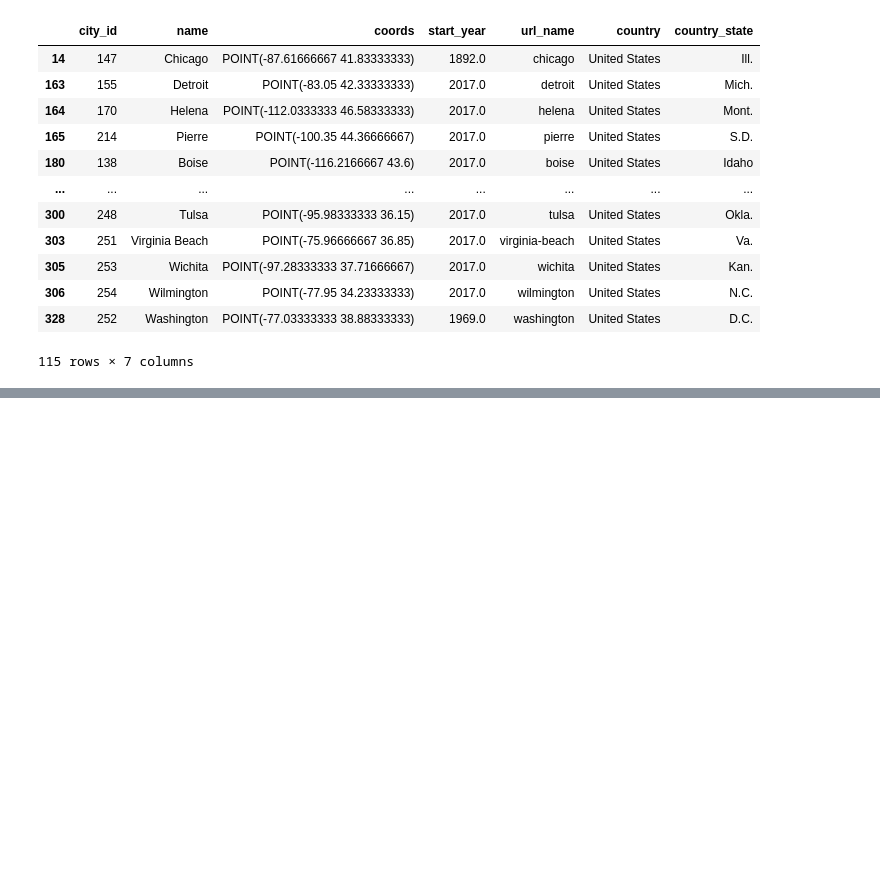
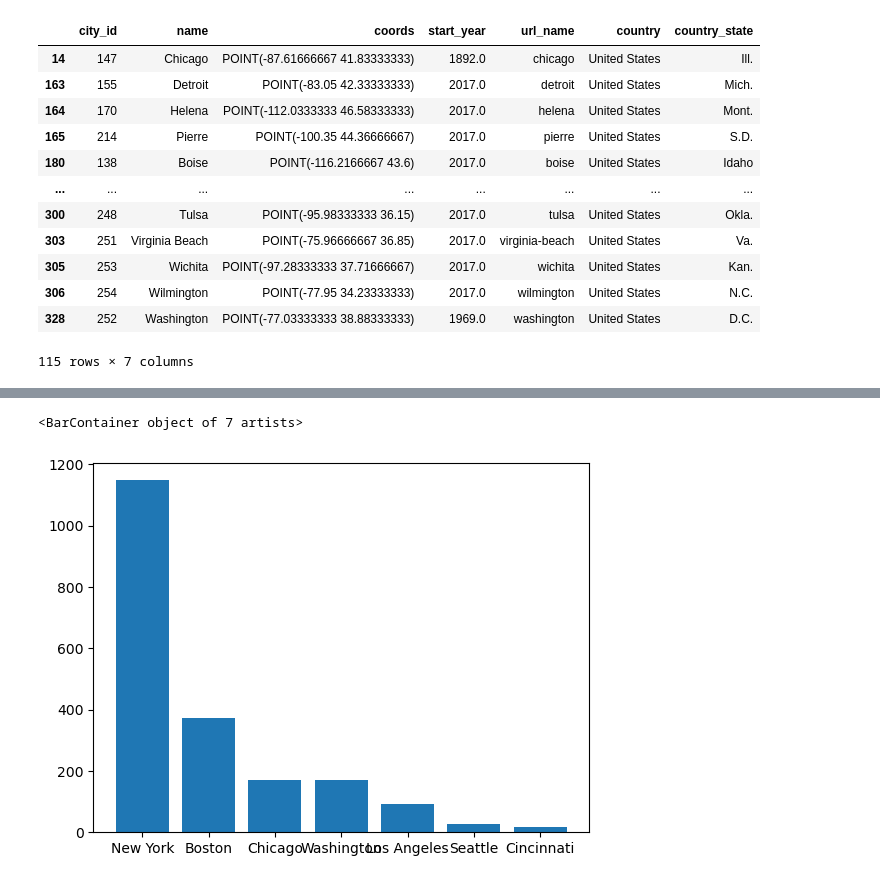
Before and after one commit to JaimeVRodriguez/transit_systems_of_word_eda, a Jupyter notebook: notebooks/testing.ipynb, the cells around one changed output, grey strips where cells are left out. Drawn from its saved outputs; the diff is of its cells as text; code cells hidden in the pictures; blank space fills up the shorter version.

Commit message:
added bar plot for stations per city in testing.ipynb

```diff
--- a/notebooks/testing.ipynb
+++ b/notebooks/testing.ipynb
@@ -202,3 +201,7 @@ united_states
 | 306 | 254 | Wilmington | POINT(-77.95 34.23333333) | 2017.0 | wilmington | United States | N.C. |
 | 328 | 252 | Washington | POINT(-77.03333333 38.88333333) | 1969.0 | washington | United States | D.C. |
 115 rows × 7 columns
+# %%
+merged_cities_stations = pd.merge(stations, cities, on='city_id', how='left')
+merged_cities_stations_us = merged_cities_stations[merged_cities_stations['country'] == 'United States']
+merged_cities_stations_us.sample(10)
@@ -204,0 +220,10 @@ united_states
+# %%
+merged_stations_us_by_state = merged_cities_stations_us.value_counts('name_y')
+merged_stations_us_by_state
+
+fig, ax = plt.subplots()
+
+ax.bar(merged_stations_us_by_state.index, merged_stations_us_by_state.values)
+# %% [output]
+<BarContainer object of 7 artists>
+[figure, added]
```
Also changed, not shown: parts of 5 cells of this notebook.
